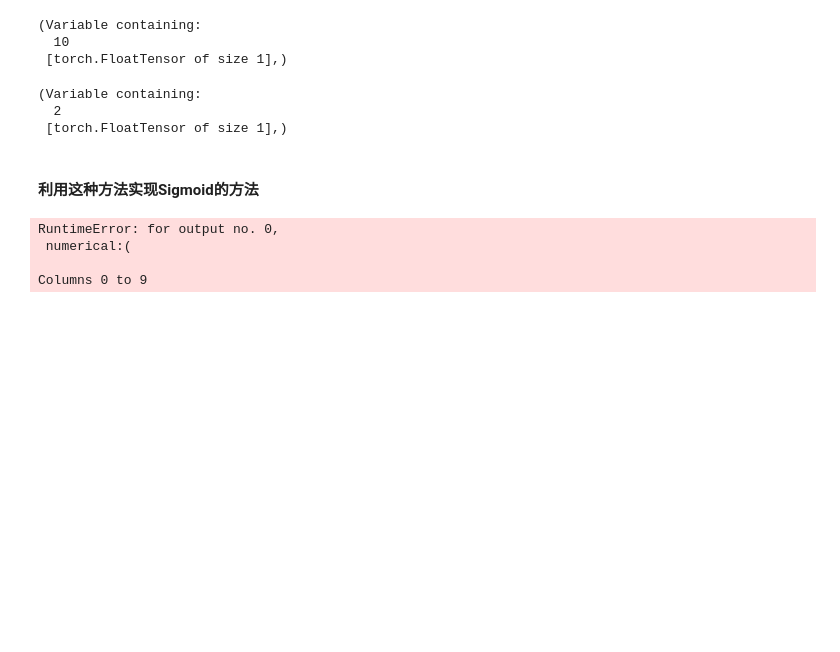
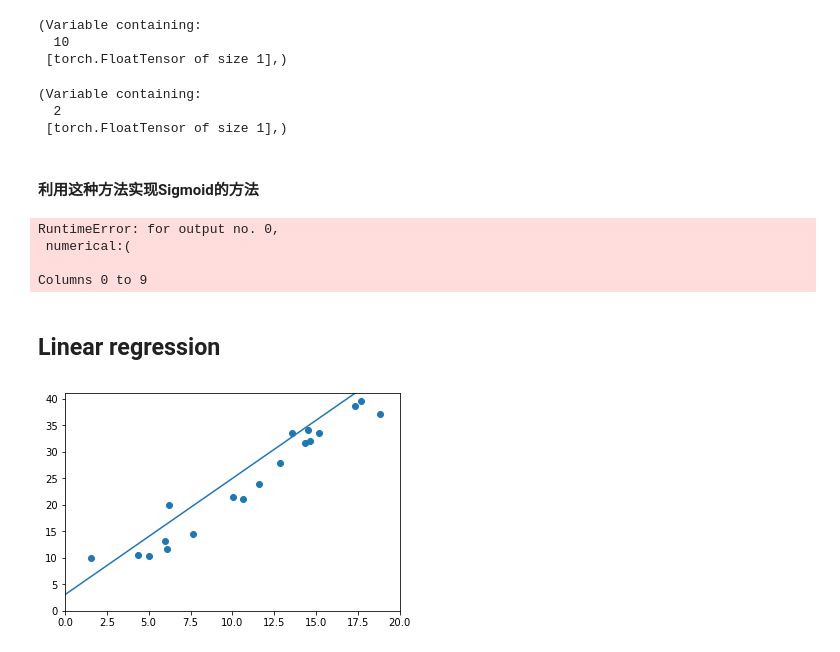
Before and after one commit to pangbochen/pytorch_cookbook, a Jupyter notebook: chapter3.ipynb, the cells around one changed output. Cells and saved outputs as stored; diff of their text form; code cells hidden in the pictures; blank space fills up the shorter version.

```diff
--- a/chapter3.ipynb
+++ b/chapter3.ipynb
@@ -1233,3 +1233,70 @@ RuntimeError: for output no. 0,
  numerical:(
 
 Columns 0 to 9
+# %% [markdown]
+## Linear regression
+# %%
+# use Variable linear regression
+
+import torch
+from torch.autograd import Variable
+
+from matplotlib import pyplot as plt
+from IPython import display
+%matplotlib inline
+torch.manual_seed(666)
+
+def get_fake_data(batch_size=8):
+    ''' random data y = x * 2 + 3 '''
+    x = torch.rand(batch_size, 1)*20
+    y = x * 2 + (1 + torch.randn(batch_size, 1))*3
+    return x, y
+
+x, y = get_fake_data()
+plt.scatter(x.squeeze().numpy(), y.squeeze().numpy())
+#plt.show()
+
+
+# init parameters
+w = Variable(torch.rand(1, 1), requires_grad=True)
+b = Variable(torch.zeros(1,1), requires_grad=True)
+lr = 0.001
+
+for ii in range(8000):
+    x, y = get_fake_data()
+    x, y = Variable(x), Variable(y)
+
+    # forward to calculate the loss
+    y_pred = x.mm(w) + b.expand_as(y)
+    loss = 0.5 * (y_pred - y) ** 2
+    loss = loss.sum()
+
+    # back
+    loss.backward()
+
+    # update parameter
+    w.data.sub_(lr * w.grad.data)
+    b.data.sub_(lr * b.grad.data)
+
+    # zero grad
+    w.grad.data.zero_()
+    b.grad.data.zero_()
+
+    if ii % 1000 == 0:
+        # draw
+        display.clear_output(wait=True)
+        x = torch.arange(0, 20).view(-1, 1)
+        y = x.mm(w.data) + b.data.expand_as(x)
+        plt.plot(x.numpy(), y.numpy()) # predicted
+
+        x2, y2 = get_fake_data(batch_size=20)
+        plt.scatter(x2.numpy(), y2.numpy()) # true data
+
+        plt.xlim(0, 20)
+        plt.ylim(0, 41)
+        plt.show()
+        plt.pause(0.5)
+
+    print(w.data.squeeze()[0], b.data.squeeze()[0])
+# %% [output]
+[figure, added]
```
Also changed, not shown: parts of 1 cell of this notebook, 3 other files.
